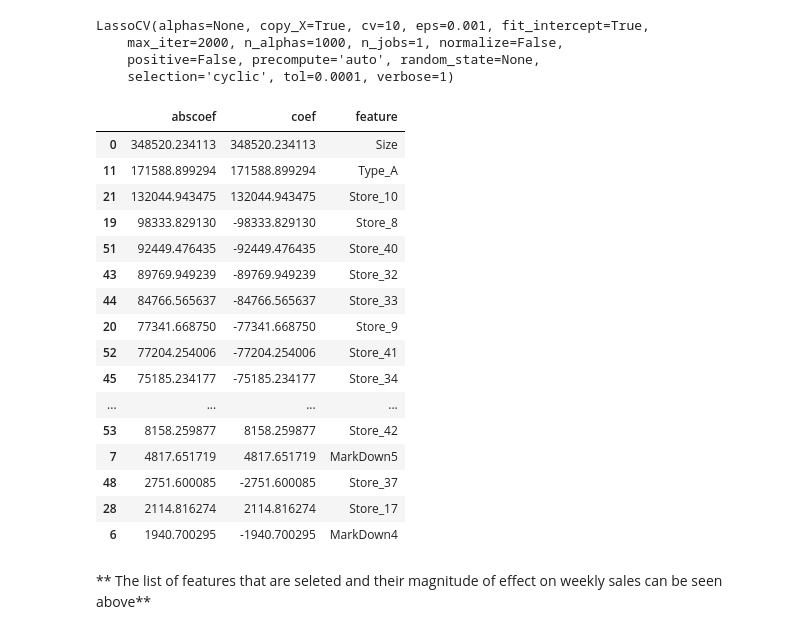
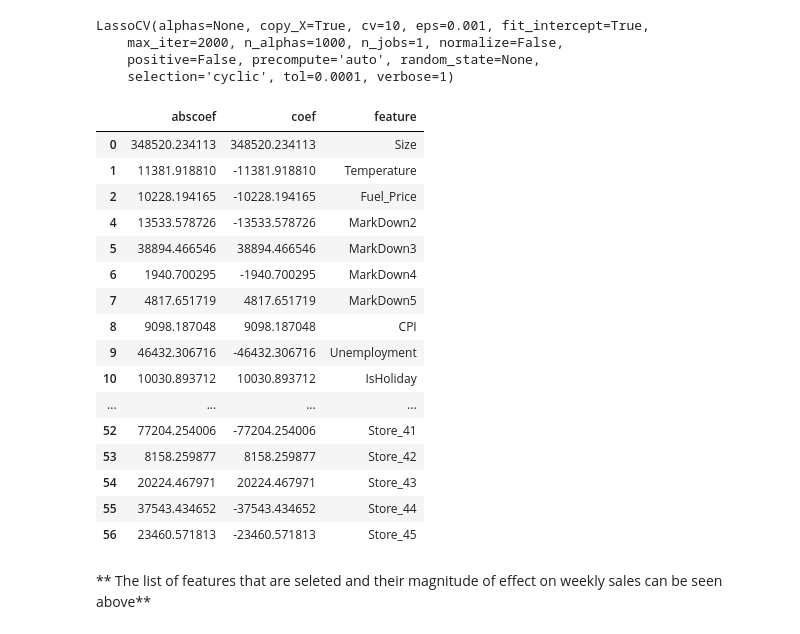
Before and after one commit to MahendraShaji/Capstone, a Jupyter notebook: Capstone.ipynb, the cells around one changed output. Saved outputs shown, nothing was run; the diff lists cells and outputs as text; code cells hidden in the pictures.

```diff
--- a/Capstone.ipynb
+++ b/Capstone.ipynb
@@ -835,27 +834,28 @@ LassoCV(alphas=None, copy_X=True, cv=10, eps=0.001, fit_intercept=True,
 # %%
 # Put the features and coefs into a dataframe
 # sort by magnitude
 lasso_feat = pd.DataFrame(dict(feature=X.columns, coef=lasso_cv.coef_, abscoef=np.abs(lasso_cv.coef_)))
-lasso_feat.sort_values('abscoef', inplace=True, ascending=False)
+# lasso_feat.sort_values('abscoef', inplace=True, ascending=False)
+# main_features
 lasso_feat[lasso_feat.coef != 0.]
 # %% [output]
 |  | abscoef | coef | feature |
 | 0 | 348520.234113 | 348520.234113 | Size |
-| 11 | 171588.899294 | 171588.899294 | Type_A |
-| 21 | 132044.943475 | 132044.943475 | Store_10 |
-| 19 | 98333.829130 | -98333.829130 | Store_8 |
-| 51 | 92449.476435 | -92449.476435 | Store_40 |
-| 43 | 89769.949239 | -89769.949239 | Store_32 |
-| 44 | 84766.565637 | -84766.565637 | Store_33 |
-| 20 | 77341.668750 | -77341.668750 | Store_9 |
+| 1 | 11381.918810 | -11381.918810 | Temperature |
+| 2 | 10228.194165 | -10228.194165 | Fuel_Price |
+| 4 | 13533.578726 | -13533.578726 | MarkDown2 |
+| 5 | 38894.466546 | 38894.466546 | MarkDown3 |
+| 6 | 1940.700295 | -1940.700295 | MarkDown4 |
+| 7 | 4817.651719 | 4817.651719 | MarkDown5 |
+| 8 | 9098.187048 | 9098.187048 | CPI |
+| 9 | 46432.306716 | -46432.306716 | Unemployment |
+| 10 | 10030.893712 | 10030.893712 | IsHoliday |
+| ... | ... | ... | ... |
 | 52 | 77204.254006 | -77204.254006 | Store_41 |
-| 45 | 75185.234177 | -75185.234177 | Store_34 |
-| ... | ... | ... | ... |
 | 53 | 8158.259877 | 8158.259877 | Store_42 |
-| 7 | 4817.651719 | 4817.651719 | MarkDown5 |
-| 48 | 2751.600085 | -2751.600085 | Store_37 |
-| 28 | 2114.816274 | 2114.816274 | Store_17 |
-| 6 | 1940.700295 | -1940.700295 | MarkDown4 |
+| 54 | 20224.467971 | 20224.467971 | Store_43 |
+| 55 | 37543.434652 | -37543.434652 | Store_44 |
+| 56 | 23460.571813 | -23460.571813 | Store_45 |
 # %% [markdown]
 ** The list of features that are seleted and their magnitude of effect on weekly sales can be seen above**
 # %% [markdown]
```
Also changed, not shown: parts of 22 cells of this notebook, 5 other files.
